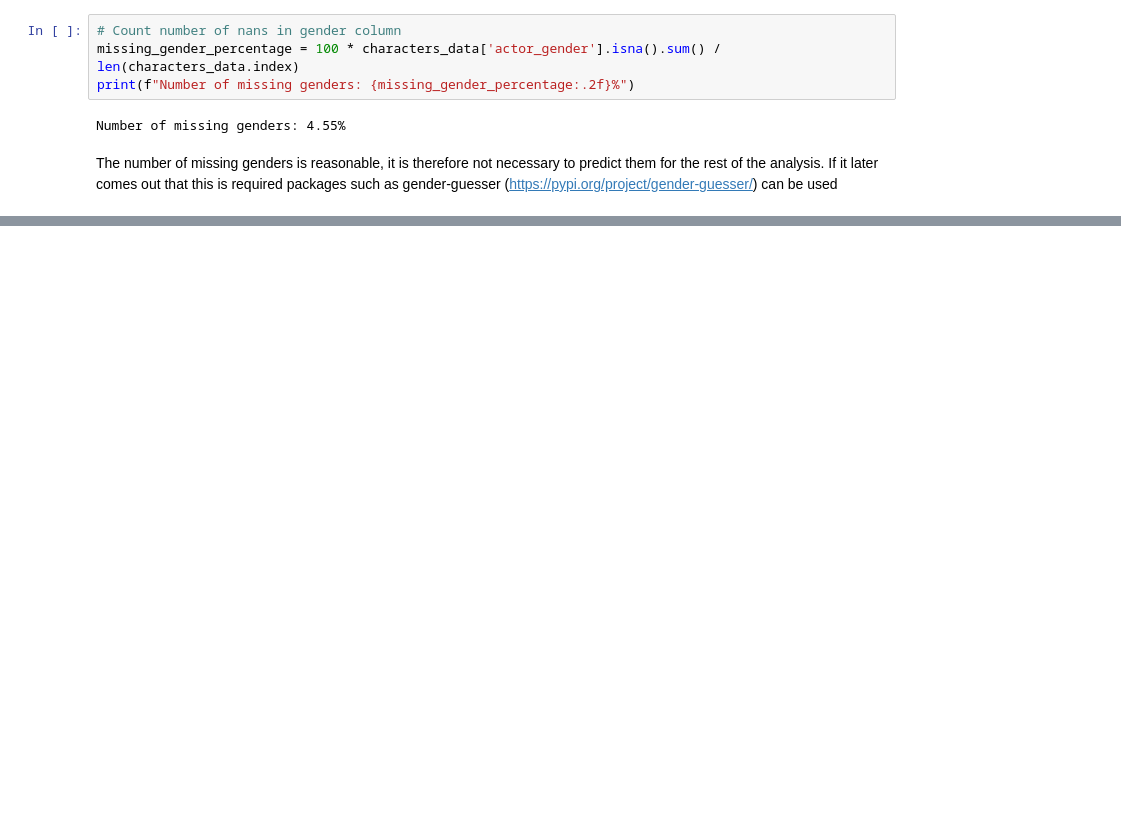
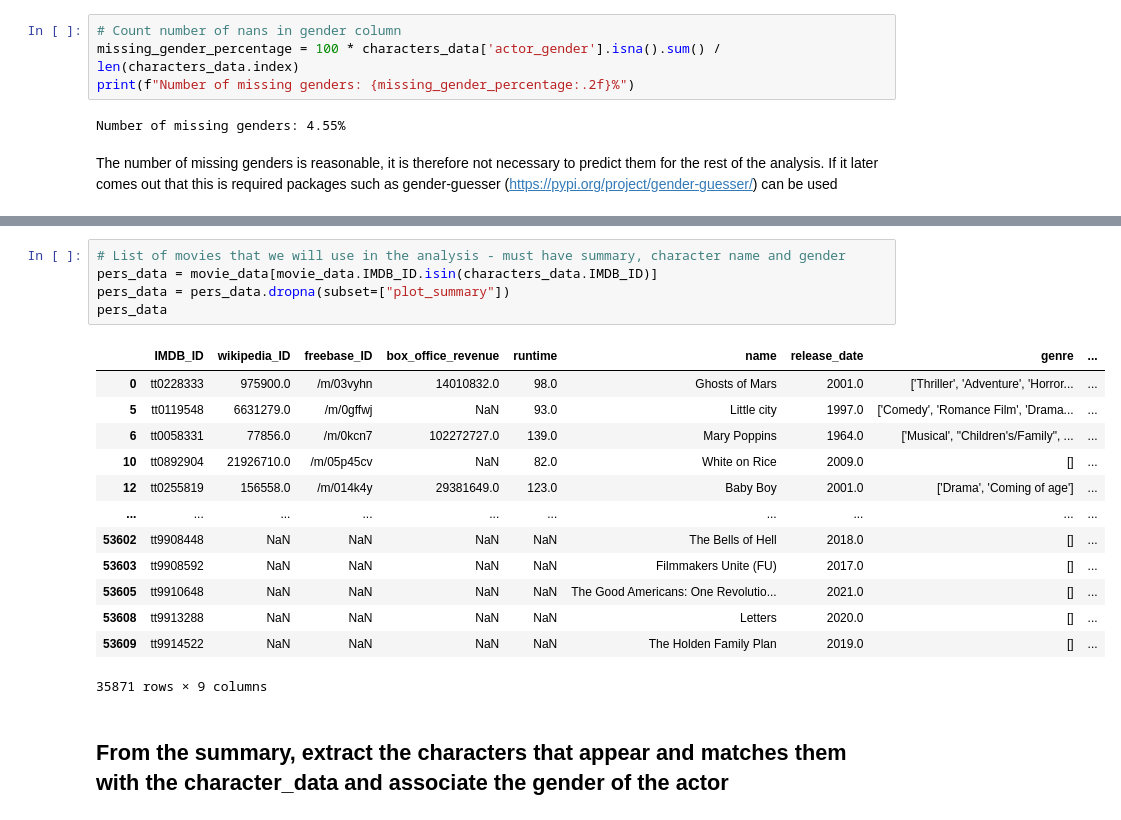
Before and after one commit to epfl-ada/ada-2023-project-badabob, a Jupyter notebook: word_analysis.ipynb, the cells around one changed output, grey strips where cells are left out. Cells and saved outputs as stored; diff of their text form; blank space fills up the shorter version.

```diff
--- a/word_analysis.ipynb
+++ b/word_analysis.ipynb
@@ -249,0 +320,21 @@ The number of missing genders is reasonable, it is therefore not necessary to pr
+# %%
+# List of movies that we will use in the analysis - must have summary, character name and gender
+pers_data = movie_data[movie_data.IMDB_ID.isin(characters_data.IMDB_ID)]
+pers_data = pers_data.dropna(subset=["plot_summary"])
+pers_data
+# %% [output]
+|  | IMDB_ID | wikipedia_ID | freebase_ID | box_office_revenue | runtime | name | release_date | genre | ... |
+| 0 | tt0228333 | 975900.0 | /m/03vyhn | 14010832.0 | 98.0 | Ghosts of Mars | 2001.0 | ['Thriller', 'Adventure', 'Horror... | ... |
+| 5 | tt0119548 | 6631279.0 | /m/0gffwj | NaN | 93.0 | Little city | 1997.0 | ['Comedy', 'Romance Film', 'Drama... | ... |
+| 6 | tt0058331 | 77856.0 | /m/0kcn7 | 102272727.0 | 139.0 | Mary Poppins | 1964.0 | ['Musical', "Children's/Family", ... | ... |
+| 10 | tt0892904 | 21926710.0 | /m/05p45cv | NaN | 82.0 | White on Rice | 2009.0 | [] | ... |
+| 12 | tt0255819 | 156558.0 | /m/014k4y | 29381649.0 | 123.0 | Baby Boy | 2001.0 | ['Drama', 'Coming of age'] | ... |
+| ... | ... | ... | ... | ... | ... | ... | ... | ... | ... |
+| 53602 | tt9908448 | NaN | NaN | NaN | NaN | The Bells of Hell | 2018.0 | [] | ... |
+| 53603 | tt9908592 | NaN | NaN | NaN | NaN | Filmmakers Unite (FU) | 2017.0 | [] | ... |
+| 53605 | tt9910648 | NaN | NaN | NaN | NaN | The Good Americans: One Revolutio... | 2021.0 | [] | ... |
+| 53608 | tt9913288 | NaN | NaN | NaN | NaN | Letters | 2020.0 | [] | ... |
+| 53609 | tt9914522 | NaN | NaN | NaN | NaN | The Holden Family Plan | 2019.0 | [] | ... |
+35871 rows × 9 columns
+# %% [markdown]
+## From the summary, extract the characters that appear and matches them with the character_data and associate the gender of the actor
```
Also changed, not shown: parts of 30 cells of this notebook.
